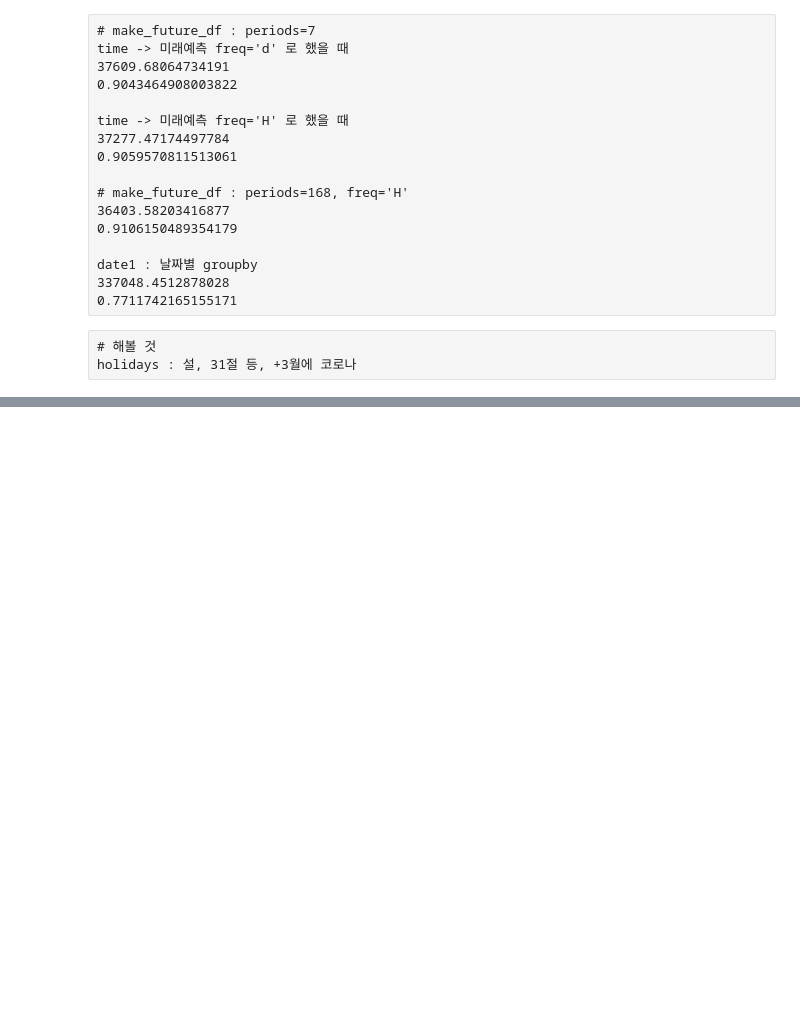
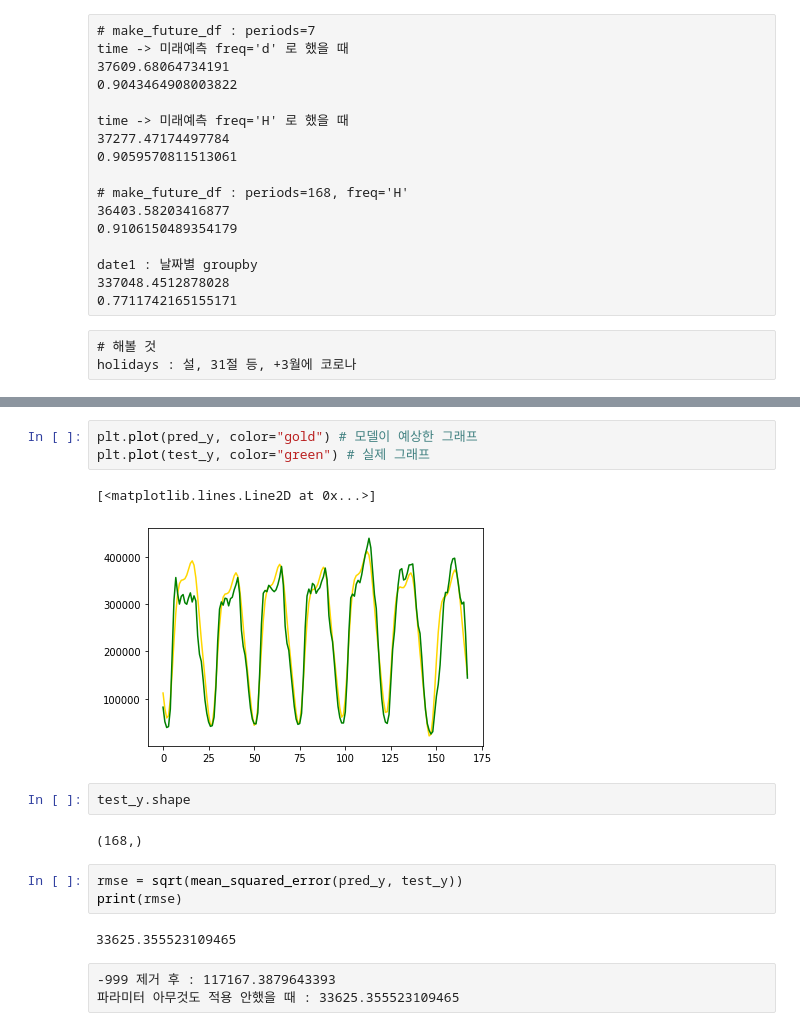
Before and after one commit to k-me-j/TrafficVolume, a Jupyter notebook: coin_pred.ipynb, the cells around one changed output, grey strips where cells are left out. Saved outputs shown, nothing was run; the diff lists cells and outputs as text; blank space fills up the shorter version.

```diff
--- a/coin_pred.ipynb
+++ b/coin_pred.ipynb
@@ -243,0 +319,18 @@ holidays : 설, 31절 등, +3월에 코로나
+# %%
+plt.plot(pred_y, color="gold") # 모델이 예상한 그래프
+plt.plot(test_y, color="green") # 실제 그래프
+# %% [output]
+[<matplotlib.lines.Line2D at 0x...>]
+[figure, added]
+# %%
+test_y.shape
+# %% [output]
+(168,)
+# %%
+rmse = sqrt(mean_squared_error(pred_y, test_y))
+print(rmse)
+# %% [output]
+33625.355523109465
+# %% [raw]
+-999 제거 후 : 117167.3879643393
+파라미터 아무것도 적용 안했을 때 : 33625.355523109465
```
Also changed, not shown: parts of 16 cells of this notebook.
